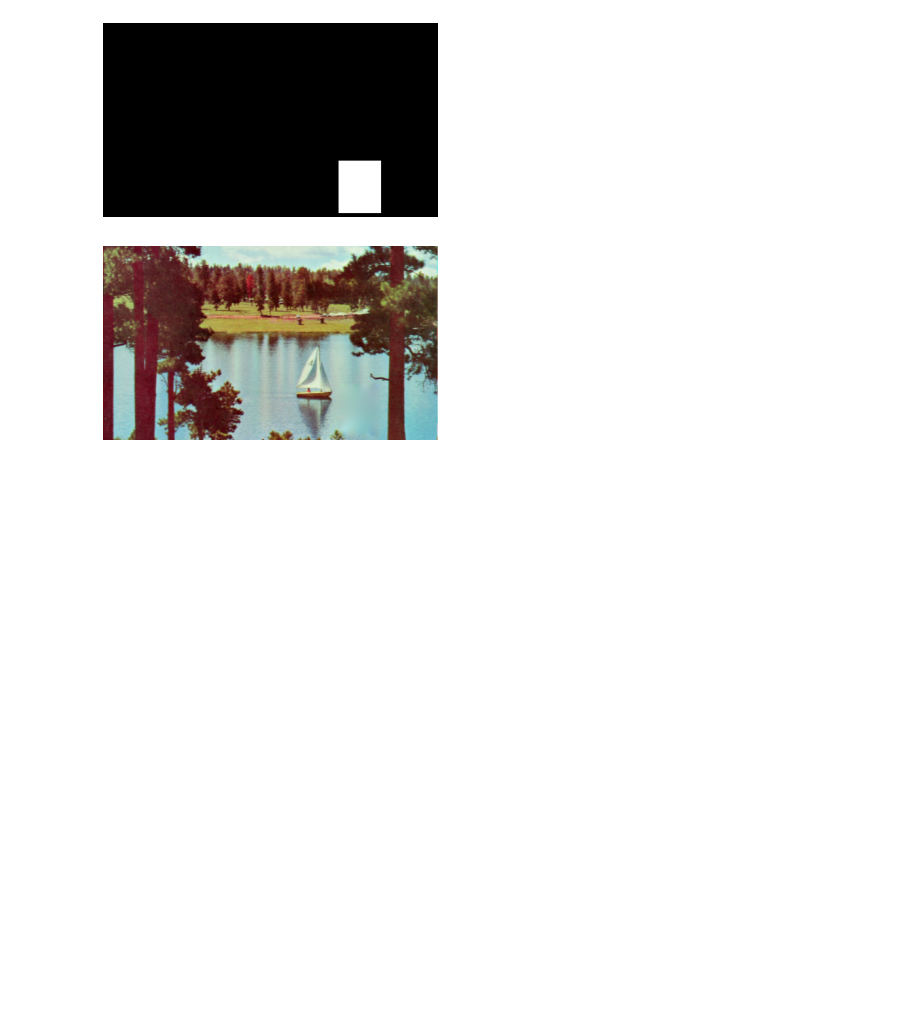
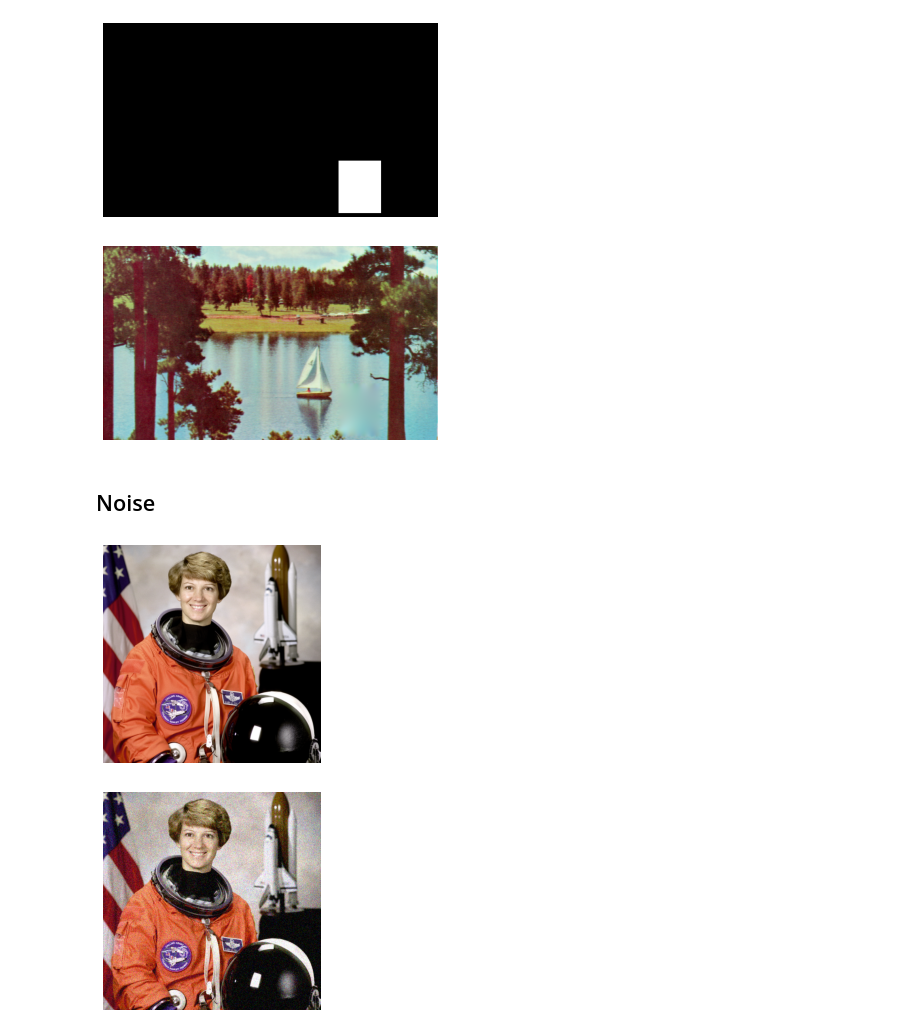
Before and after one commit to sikha2552/Python_ImageProcessing, a Jupyter notebook: Chapter3.ipynb, the cells around one changed output. Saved outputs shown, nothing was run; the diff lists cells and outputs as text; code cells hidden in the pictures; blank space fills up the shorter version.

```diff
--- a/Chapter3.ipynb
+++ b/Chapter3.ipynb
@@ -72,3 +72,15 @@ plt.axis('off')
 plt.show()
 # %% [output]
 [figure]
+# %% [markdown]
+## Noise
+# %%
+from skimage.util import random_noise
+im=data.astronaut()
+plt.imshow(im);plt.axis('off');plt.show()
+#Add noise
+nosie_image=random_noise(im)
+plt.imshow(nosie_image);plt.axis('off');plt.show()
+# %% [output]
+[figure, added]
+[figure, added]
```
